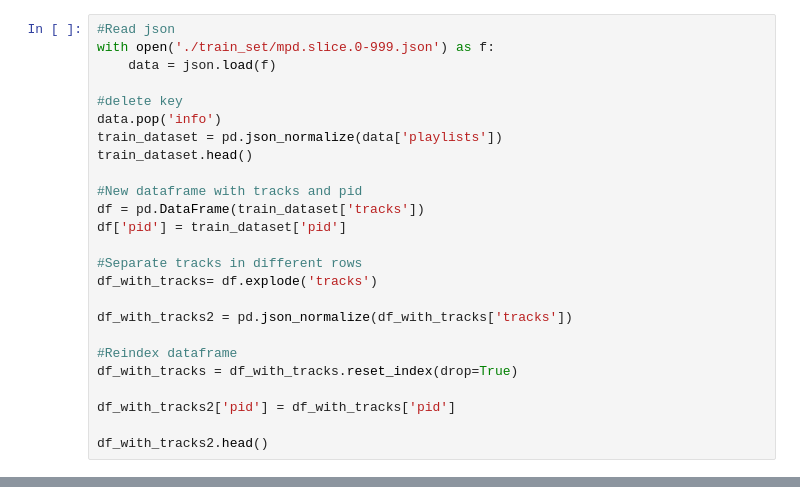
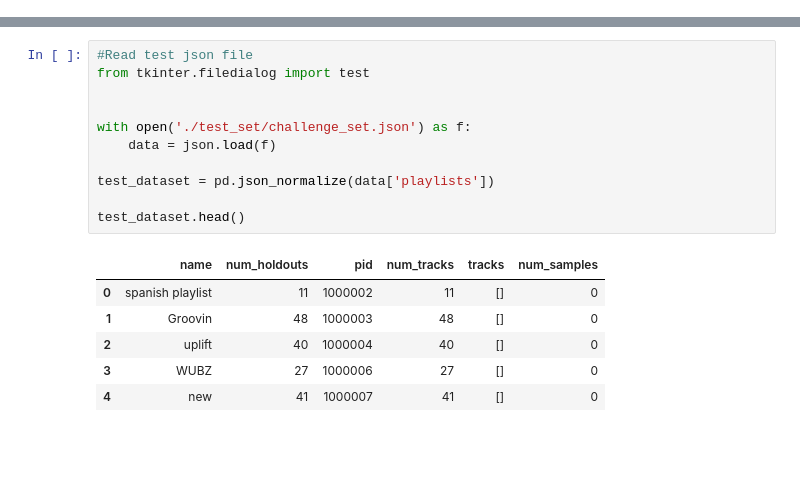
Before and after one commit to raulangelj/Proyecto-2-Data-Science, a Jupyter notebook: main.ipynb, the cells around one changed output, grey strips where cells are left out. Saved outputs shown, nothing was run; the diff lists cells and outputs as text; blank space fills up the shorter version.

```diff
--- a/main.ipynb
+++ b/main.ipynb
@@ -17,25 +18,0 @@ from sklearn.feature_extraction.text import CountVectorizer
-# %%
-#Read json
-with open('./train_set/mpd.slice.0-999.json') as f:
-    data = json.load(f)
-
-#delete key
-data.pop('info')
-train_dataset = pd.json_normalize(data['playlists'])
-train_dataset.head()
-
-#New dataframe with tracks and pid
-df = pd.DataFrame(train_dataset['tracks'])
-df['pid'] = train_dataset['pid']
-
-#Separate tracks in different rows
-df_with_tracks= df.explode('tracks')
-
-df_with_tracks2 = pd.json_normalize(df_with_tracks['tracks'])
-
-#Reindex dataframe
-df_with_tracks = df_with_tracks.reset_index(drop=True)
-
-df_with_tracks2['pid'] = df_with_tracks['pid']
-
-df_with_tracks2.head()
@@ -48,0 +119,18 @@ df_with_tracks2.head()
+# %%
+#Read test json file
+from tkinter.filedialog import test
+
+
+with open('./test_set/challenge_set.json') as f:
+    data = json.load(f)
+
+test_dataset = pd.json_normalize(data['playlists'])
+
+test_dataset.head()
+# %% [output]
+|  | name | num_holdouts | pid | num_tracks | tracks | num_samples |
+| 0 | spanish playlist | 11 | 1000002 | 11 | [] | 0 |
+| 1 | Groovin | 48 | 1000003 | 48 | [] | 0 |
+| 2 | uplift | 40 | 1000004 | 40 | [] | 0 |
+| 3 | WUBZ | 27 | 1000006 | 27 | [] | 0 |
+| 4 | new | 41 | 1000007 | 41 | [] | 0 |
```
Also changed, not shown: parts of 3 cells of this notebook.
